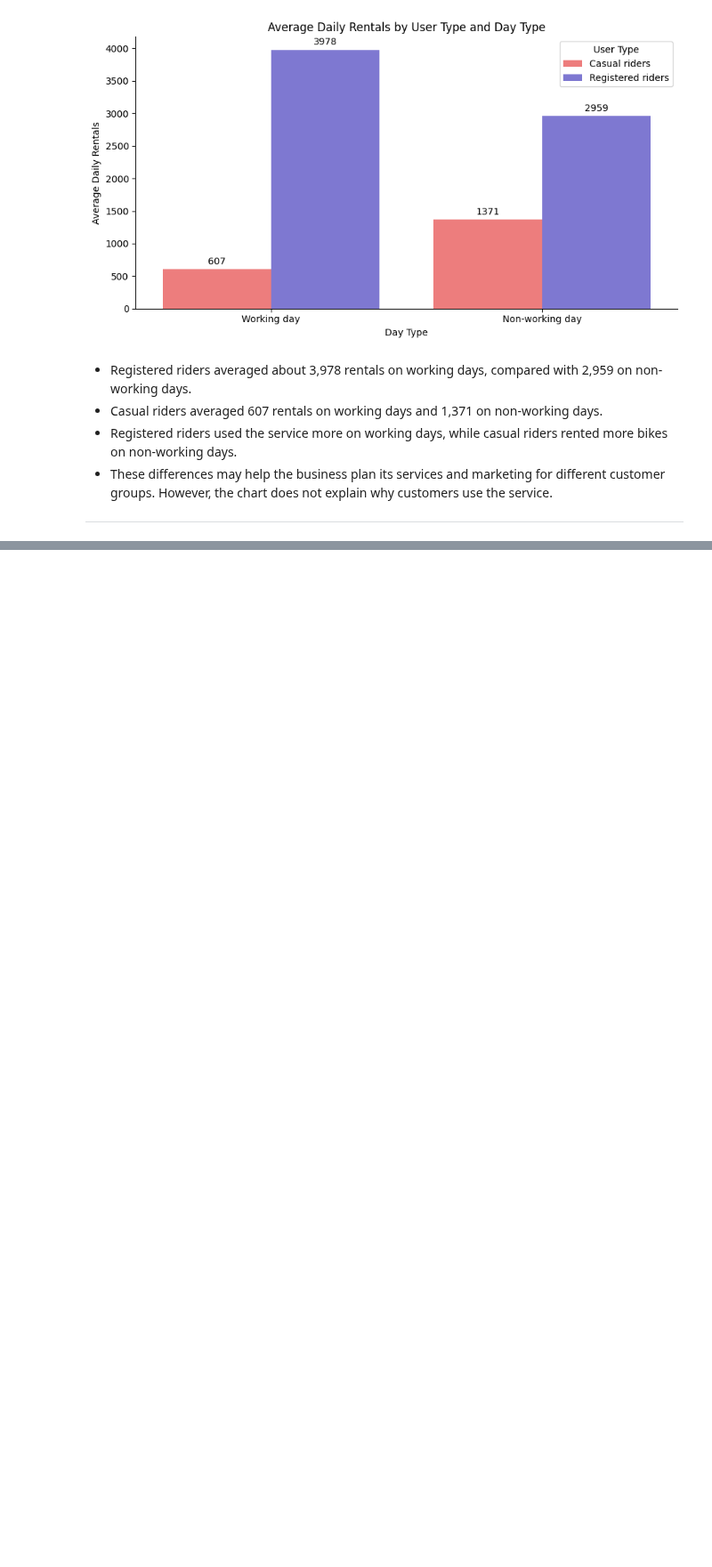
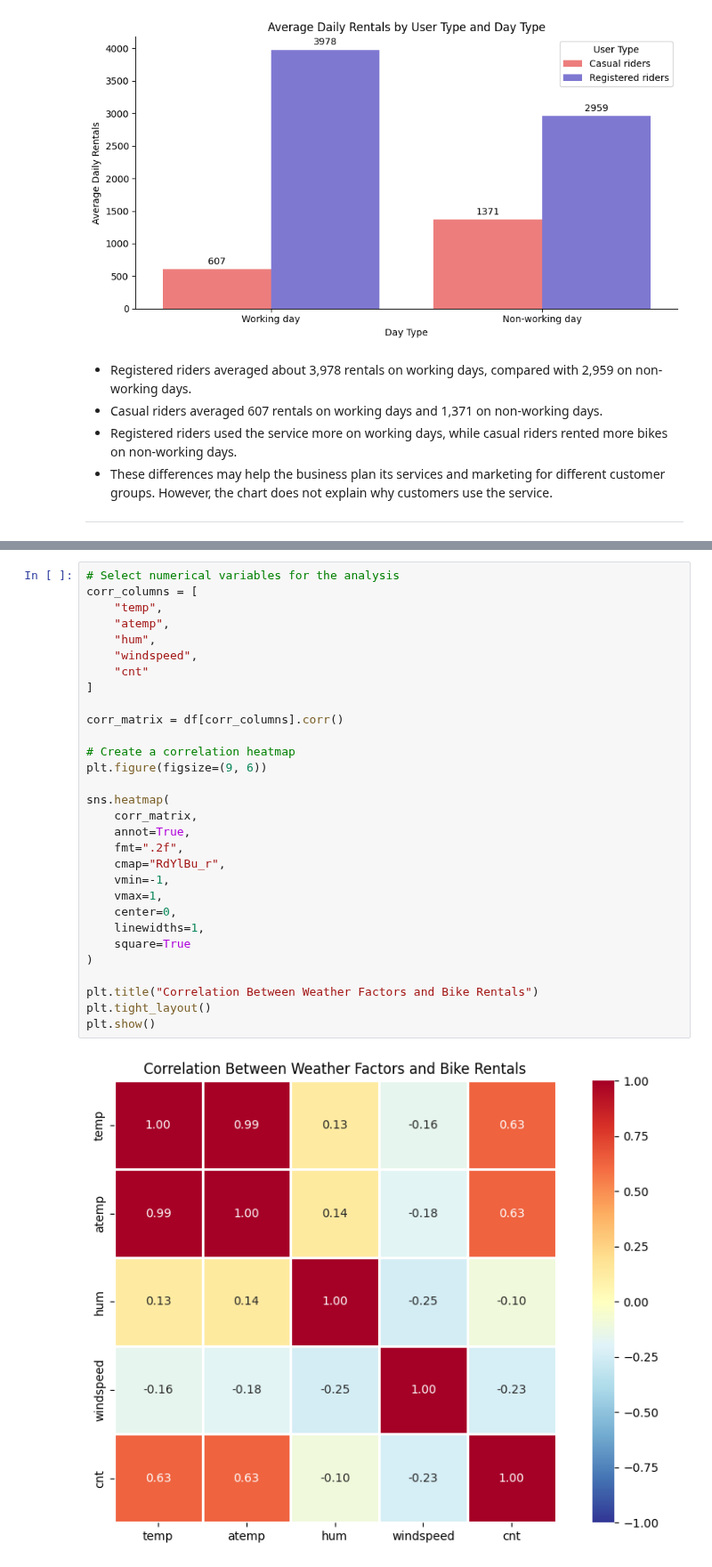
Before and after one commit to sahelsepehri/data-analysis-portfolio, a Jupyter notebook: descriptive-statistics-analyzer/notebooks/descriptive_analysis.ipynb, the cells around one changed output, grey strips where cells are left out. Shown at 89% size. Cells and saved outputs as stored; diff of their text form; blank space fills up the shorter version.

```diff
--- a/descriptive-statistics-analyzer/notebooks/descriptive_analysis.ipynb
+++ b/descriptive-statistics-analyzer/notebooks/descriptive_analysis.ipynb
@@ -451,0 +556,32 @@ plt.show()
+# %%
+# Select numerical variables for the analysis
+corr_columns = [
+    "temp",
+    "atemp",
+    "hum",
+    "windspeed",
+    "cnt"
+]
+
+corr_matrix = df[corr_columns].corr()
+
+# Create a correlation heatmap
+plt.figure(figsize=(9, 6))
+
+sns.heatmap(
+    corr_matrix,
+    annot=True,
+    fmt=".2f",
+    cmap="RdYlBu_r",
+    vmin=-1,
+    vmax=1,
+    center=0,
+    linewidths=1,
+    square=True
+)
+
+plt.title("Correlation Between Weather Factors and Bike Rentals")
+plt.tight_layout()
+plt.show()
+# %% [output]
+[figure, added]
```
Also changed, not shown: parts of 8 cells of this notebook.
